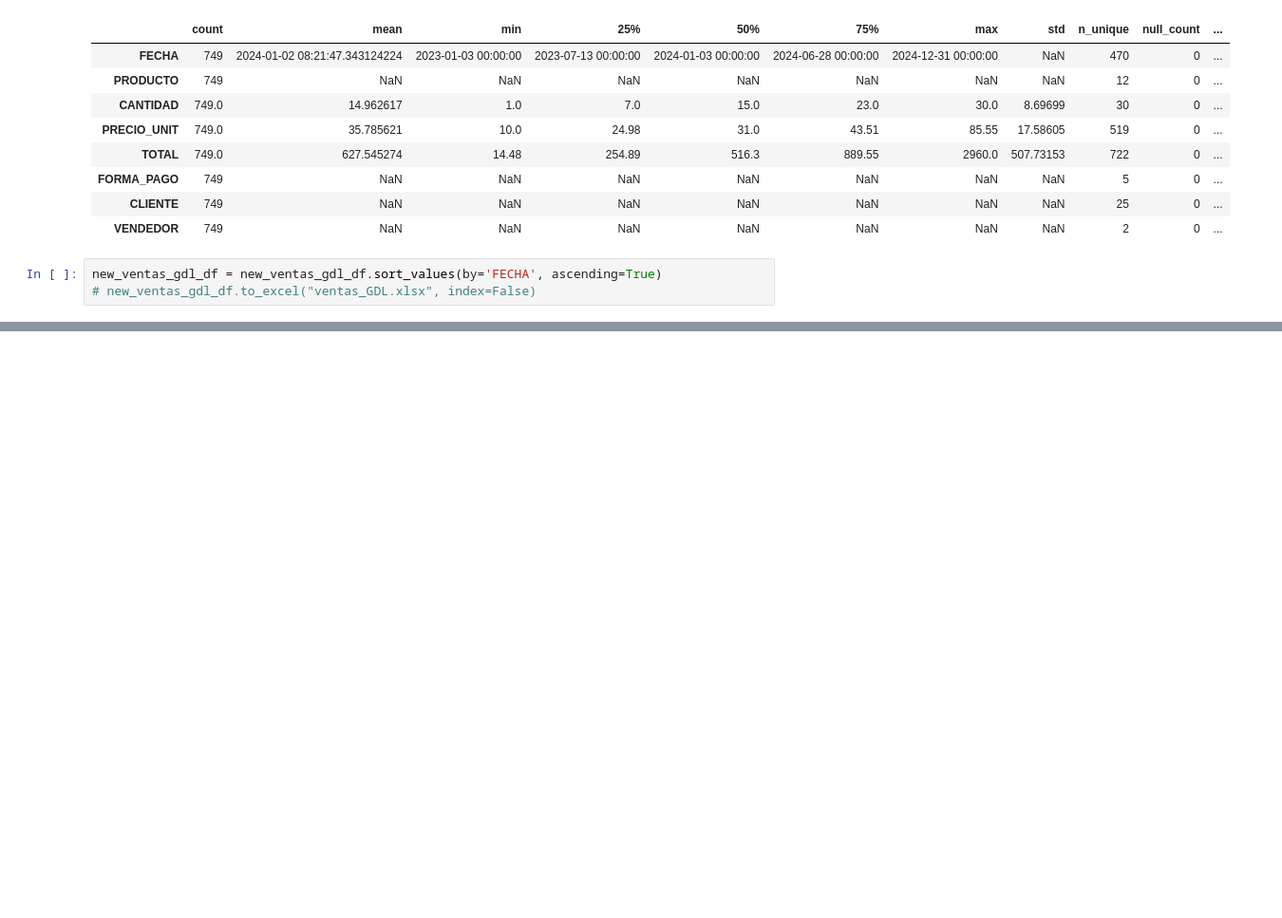
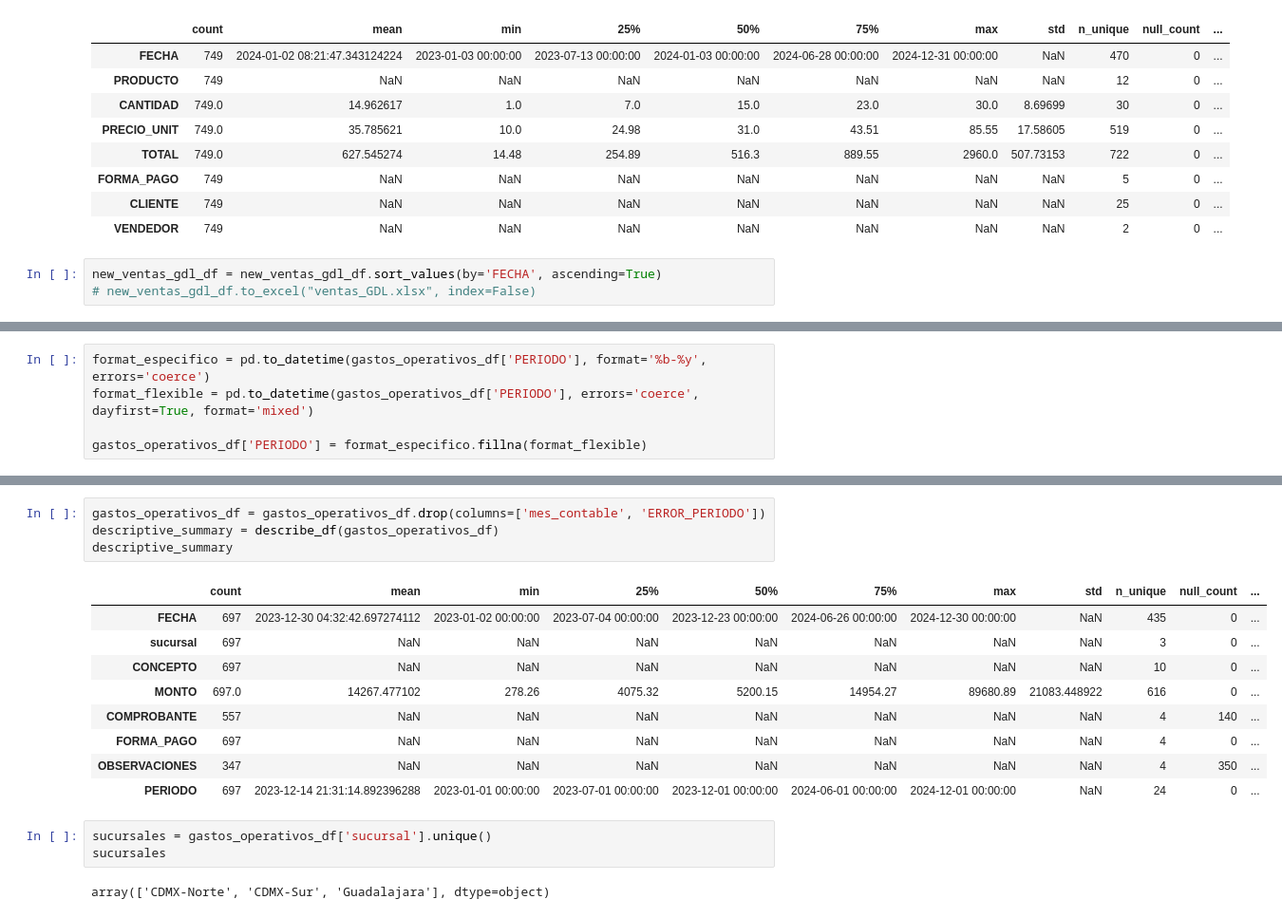
Before and after one commit to venomio5/dashboard-finanzas-sucursales, a Jupyter notebook: notebooks/1 clean_data.ipynb, the cells around one changed output, grey strips where cells are left out. Shown at 95% size. Drawn from its saved outputs; the diff is of its cells as text; blank space fills up the shorter version.

```diff
--- a/notebooks/1 clean_data.ipynb
+++ b/notebooks/1 clean_data.ipynb
@@ -356,0 +393,5 @@ new_ventas_gdl_df = new_ventas_gdl_df.sort_values(by='FECHA', ascending=True)
+# %%
+format_especifico = pd.to_datetime(gastos_operativos_df['PERIODO'], format='%b-%y', errors='coerce')
+format_flexible = pd.to_datetime(gastos_operativos_df['PERIODO'], errors='coerce', dayfirst=True, format='mixed')
+
+gastos_operativos_df['PERIODO'] = format_especifico.fillna(format_flexible)
@@ -356,0 +427,19 @@ new_ventas_gdl_df = new_ventas_gdl_df.sort_values(by='FECHA', ascending=True)
+# %%
+gastos_operativos_df = gastos_operativos_df.drop(columns=['mes_contable', 'ERROR_PERIODO'])
+descriptive_summary = describe_df(gastos_operativos_df)
+descriptive_summary
+# %% [output]
+|  | count | mean | min | 25% | 50% | 75% | max | std | n_unique | null_count | ... |
+| FECHA | 697 | 2023-12-30 04:32:42.697274112 | 2023-01-02 00:00:00 | 2023-07-04 00:00:00 | 2023-12-23 00:00:00 | 2024-06-26 00:00:00 | 2024-12-30 00:00:00 | NaN | 435 | 0 | ... |
+| sucursal | 697 | NaN | NaN | NaN | NaN | NaN | NaN | NaN | 3 | 0 | ... |
+| CONCEPTO | 697 | NaN | NaN | NaN | NaN | NaN | NaN | NaN | 10 | 0 | ... |
+| MONTO | 697.0 | 14267.477102 | 278.26 | 4075.32 | 5200.15 | 14954.27 | 89680.89 | 21083.448922 | 616 | 0 | ... |
+| COMPROBANTE | 557 | NaN | NaN | NaN | NaN | NaN | NaN | NaN | 4 | 140 | ... |
+| FORMA_PAGO | 697 | NaN | NaN | NaN | NaN | NaN | NaN | NaN | 4 | 0 | ... |
+| OBSERVACIONES | 347 | NaN | NaN | NaN | NaN | NaN | NaN | NaN | 4 | 350 | ... |
+| PERIODO | 697 | 2023-12-14 21:31:14.892396288 | 2023-01-01 00:00:00 | 2023-07-01 00:00:00 | 2023-12-01 00:00:00 | 2024-06-01 00:00:00 | 2024-12-01 00:00:00 | NaN | 24 | 0 | ... |
+# %%
+sucursales = gastos_operativos_df['sucursal'].unique()
+sucursales
+# %% [output]
+array(['CDMX-Norte', 'CDMX-Sur', 'Guadalajara'], dtype=object)
```
Also changed, not shown: parts of 6 cells of this notebook, 4 other files.
